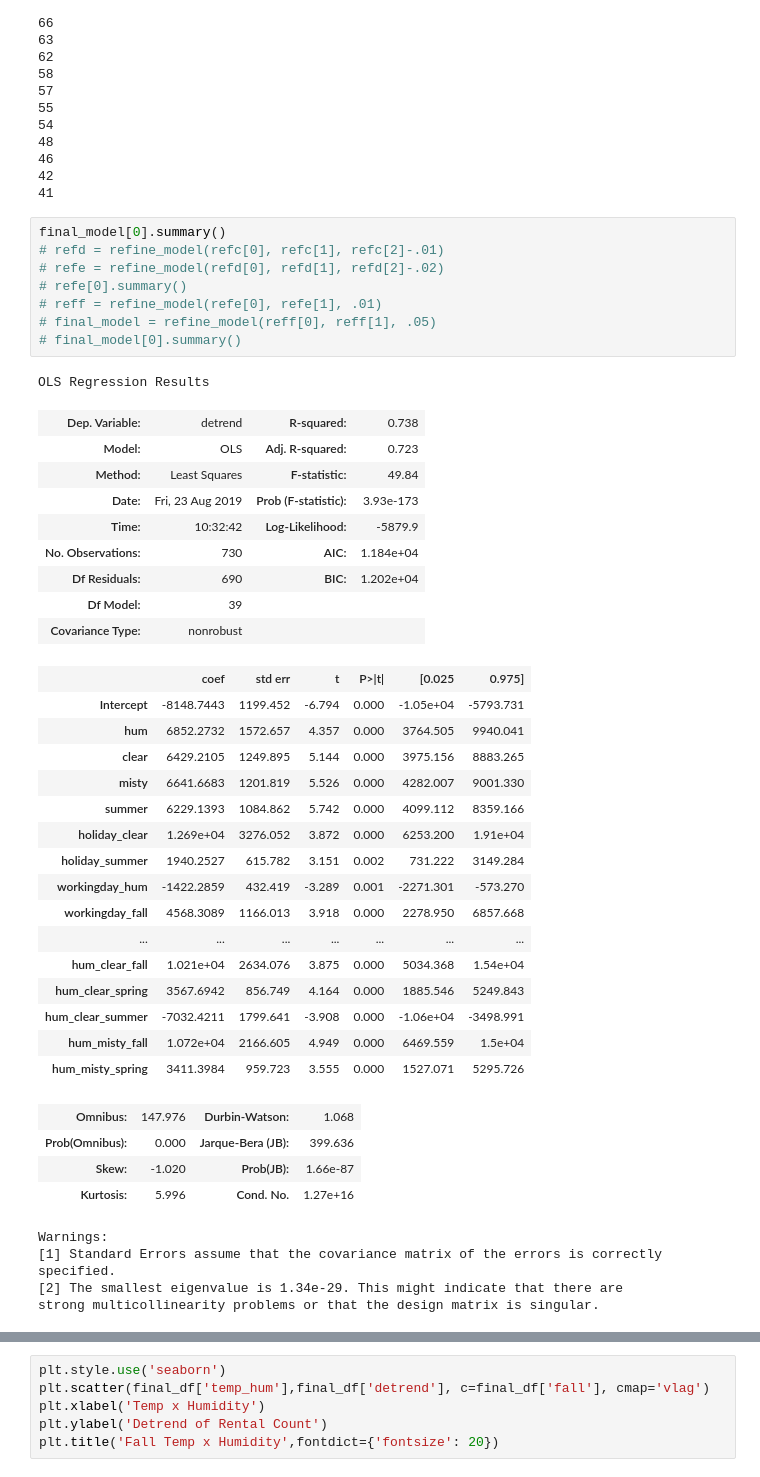
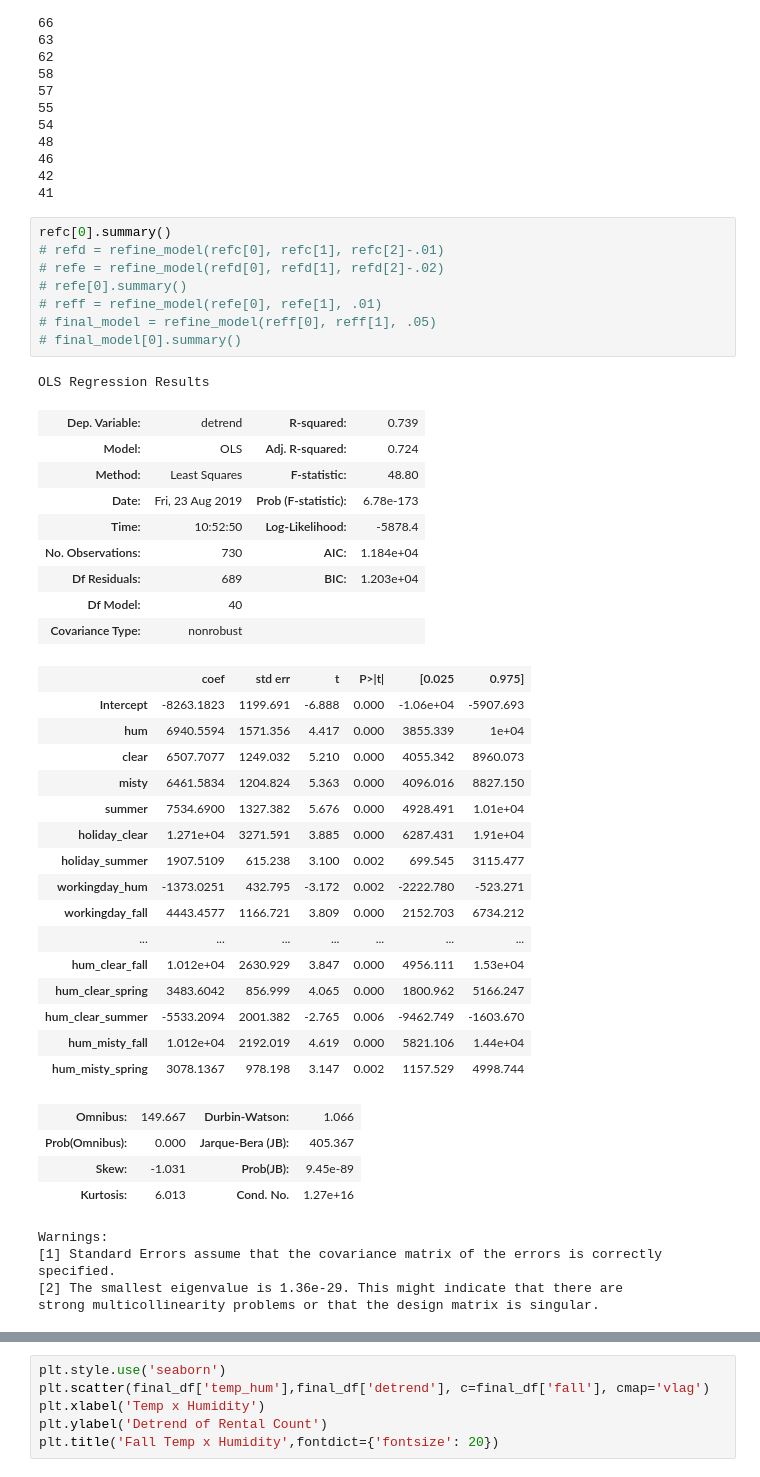
Before and after one commit to pauly51994/Bike_predictor, a Jupyter notebook: Bike-Sharing-Dataset/TEST.ipynb, the cells around one changed output, grey strips where cells are left out. Cells and saved outputs as stored; diff of their text form.

```diff
--- a/Bike-Sharing-Dataset/TEST.ipynb
+++ b/Bike-Sharing-Dataset/TEST.ipynb
@@ -283,47 +283,47 @@ final_model = refine_model(refc[0], refc[1], .08)
 42
 41
 # %%
-final_model[0].summary()
+refc[0].summary()
 # refd = refine_model(refc[0], refc[1], refc[2]-.01)
 # refe = refine_model(refd[0], refd[1], refd[2]-.02)
 # refe[0].summary()
 # reff = refine_model(refe[0], refe[1], .01)
 # final_model = refine_model(reff[0], reff[1], .05)
 # final_model[0].summary()
 # %% [output]
 OLS Regression Results
-| Dep. Variable: | detrend | R-squared: | 0.738 |
-| Model: | OLS | Adj. R-squared: | 0.723 |
-| Method: | Least Squares | F-statistic: | 49.84 |
-| Date: | Fri, 23 Aug 2019 | Prob (F-statistic): | 3.93e-173 |
-| Time: | 10:32:42 | Log-Likelihood: | -5879.9 |
+| Dep. Variable: | detrend | R-squared: | 0.739 |
+| Model: | OLS | Adj. R-squared: | 0.724 |
+| Method: | Least Squares | F-statistic: | 48.80 |
+| Date: | Fri, 23 Aug 2019 | Prob (F-statistic): | 6.78e-173 |
+| Time: | 10:52:50 | Log-Likelihood: | -5878.4 |
 | No. Observations: | 730 | AIC: | 1.184e+04 |
-| Df Residuals: | 690 | BIC: | 1.202e+04 |
-| Df Model: | 39 |  |  |
+| Df Residuals: | 689 | BIC: | 1.203e+04 |
+| Df Model: | 40 |  |  |
 | Covariance Type: | nonrobust |  |  |
 |  | coef | std err | t | P>|t| | [0.025 | 0.975] |
-| Intercept | -8148.7443 | 1199.452 | -6.794 | 0.000 | -1.05e+04 | -5793.731 |
-| hum | 6852.2732 | 1572.657 | 4.357 | 0.000 | 3764.505 | 9940.041 |
-| clear | 6429.2105 | 1249.895 | 5.144 | 0.000 | 3975.156 | 8883.265 |
-| misty | 6641.6683 | 1201.819 | 5.526 | 0.000 | 4282.007 | 9001.330 |
-| summer | 6229.1393 | 1084.862 | 5.742 | 0.000 | 4099.112 | 8359.166 |
-| holiday_clear | 1.269e+04 | 3276.052 | 3.872 | 0.000 | 6253.200 | 1.91e+04 |
-| holiday_summer | 1940.2527 | 615.782 | 3.151 | 0.002 | 731.222 | 3149.284 |
-| workingday_hum | -1422.2859 | 432.419 | -3.289 | 0.001 | -2271.301 | -573.270 |
-| workingday_fall | 4568.3089 | 1166.013 | 3.918 | 0.000 | 2278.950 | 6857.668 |
+| Intercept | -8263.1823 | 1199.691 | -6.888 | 0.000 | -1.06e+04 | -5907.693 |
+| hum | 6940.5594 | 1571.356 | 4.417 | 0.000 | 3855.339 | 1e+04 |
+| clear | 6507.7077 | 1249.032 | 5.210 | 0.000 | 4055.342 | 8960.073 |
+| misty | 6461.5834 | 1204.824 | 5.363 | 0.000 | 4096.016 | 8827.150 |
+| summer | 7534.6900 | 1327.382 | 5.676 | 0.000 | 4928.491 | 1.01e+04 |
+| holiday_clear | 1.271e+04 | 3271.591 | 3.885 | 0.000 | 6287.431 | 1.91e+04 |
+| holiday_summer | 1907.5109 | 615.238 | 3.100 | 0.002 | 699.545 | 3115.477 |
+| workingday_hum | -1373.0251 | 432.795 | -3.172 | 0.002 | -2222.780 | -523.271 |
+| workingday_fall | 4443.4577 | 1166.721 | 3.809 | 0.000 | 2152.703 | 6734.212 |
 | ... | ... | ... | ... | ... | ... | ... |
-| hum_clear_fall | 1.021e+04 | 2634.076 | 3.875 | 0.000 | 5034.368 | 1.54e+04 |
-| hum_clear_spring | 3567.6942 | 856.749 | 4.164 | 0.000 | 1885.546 | 5249.843 |
-| hum_clear_summer | -7032.4211 | 1799.641 | -3.908 | 0.000 | -1.06e+04 | -3498.991 |
-| hum_misty_fall | 1.072e+04 | 2166.605 | 4.949 | 0.000 | 6469.559 | 1.5e+04 |
-| hum_misty_spring | 3411.3984 | 959.723 | 3.555 | 0.000 | 1527.071 | 5295.726 |
+| hum_clear_fall | 1.012e+04 | 2630.929 | 3.847 | 0.000 | 4956.111 | 1.53e+04 |
+| hum_clear_spring | 3483.6042 | 856.999 | 4.065 | 0.000 | 1800.962 | 5166.247 |
+| hum_clear_summer | -5533.2094 | 2001.382 | -2.765 | 0.006 | -9462.749 | -1603.670 |
+| hum_misty_fall | 1.012e+04 | 2192.019 | 4.619 | 0.000 | 5821.106 | 1.44e+04 |
+| hum_misty_spring | 3078.1367 | 978.198 | 3.147 | 0.002 | 1157.529 | 4998.744 |
-| Omnibus: | 147.976 | Durbin-Watson: | 1.068 |
-| Prob(Omnibus): | 0.000 | Jarque-Bera (JB): | 399.636 |
-| Skew: | -1.020 | Prob(JB): | 1.66e-87 |
-| Kurtosis: | 5.996 | Cond. No. | 1.27e+16 |
+| Omnibus: | 149.667 | Durbin-Watson: | 1.066 |
+| Prob(Omnibus): | 0.000 | Jarque-Bera (JB): | 405.367 |
+| Skew: | -1.031 | Prob(JB): | 9.45e-89 |
+| Kurtosis: | 6.013 | Cond. No. | 1.27e+16 |
 Warnings:
 [1] Standard Errors assume that the covariance matrix of the errors is correctly specified.
-[2] The smallest eigenvalue is 1.34e-29. This might indicate that there are
+[2] The smallest eigenvalue is 1.36e-29. This might indicate that there are
 strong multicollinearity problems or that the design matrix is singular.
 # %%
 'hum_misty'
```
Also changed, not shown: parts of 2 cells of this notebook, 2 other files.
